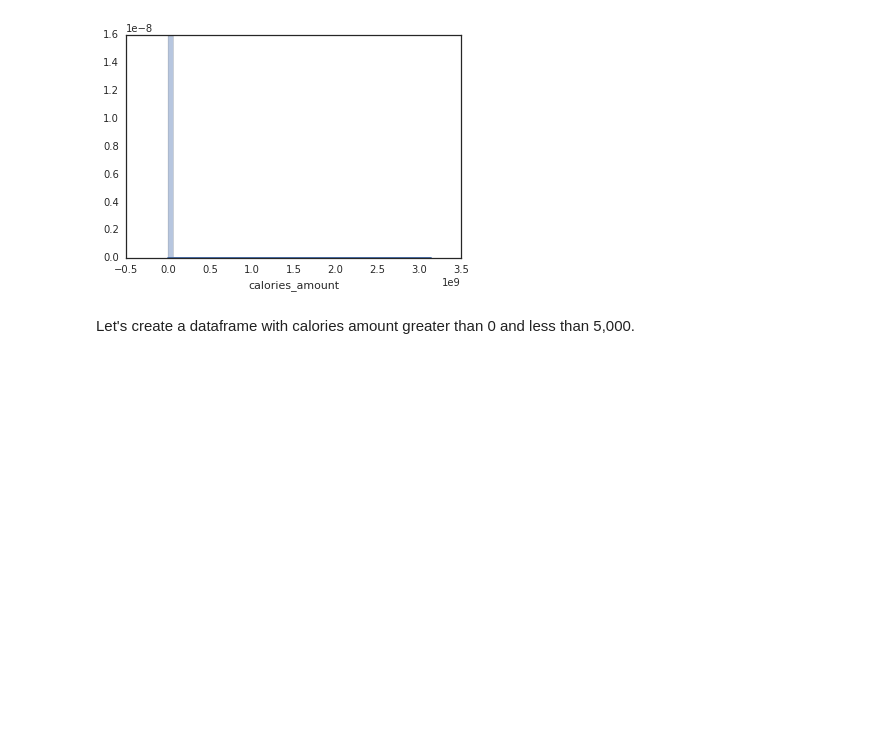
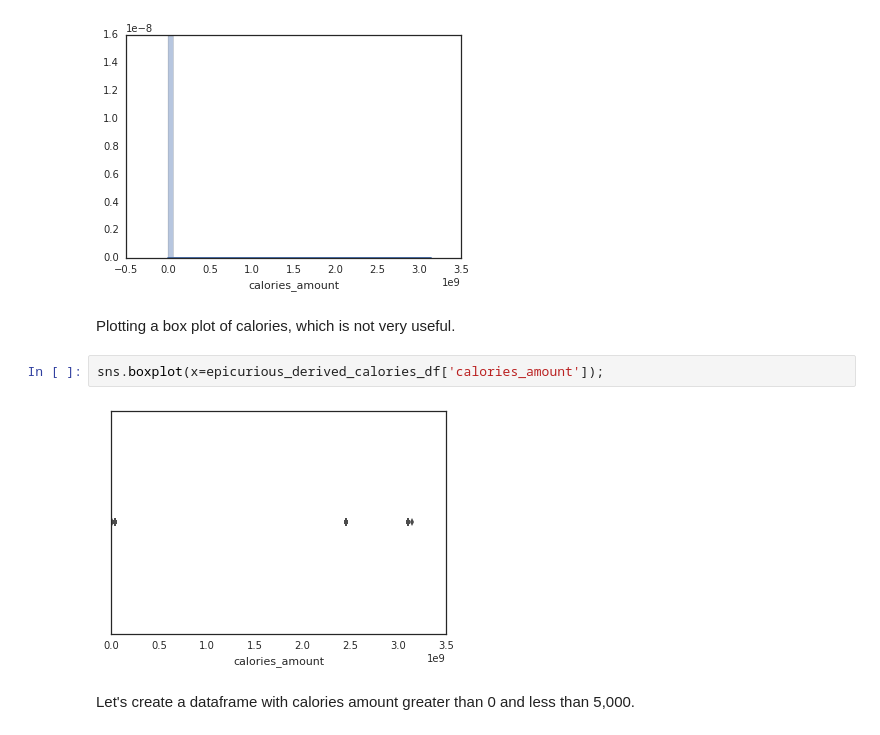
Before and after one commit to carlespoles/DSCI6010-student, a Jupyter notebook: 06-EDA-Calories-Recipes-Nutrition.ipynb, the cells around one changed output. Saved outputs shown, nothing was run; the diff lists cells and outputs as text; blank space fills up the shorter version.

```diff
--- a/06-EDA-Calories-Recipes-Nutrition.ipynb
+++ b/06-EDA-Calories-Recipes-Nutrition.ipynb
@@ -192,6 +190,12 @@ If we don't filter out extreme calories values, we don't get a very useful histo
 sns.distplot(epicurious_derived_calories_df['calories_amount']);
 # %% [output]
 [figure]
+# %% [markdown]
+Plotting a box plot of calories, which is not very useful.
+# %%
+sns.boxplot(x=epicurious_derived_calories_df['calories_amount']);
+# %% [output]
+[figure, added]
 # %% [markdown]
 Let's create a dataframe with calories amount greater than 0 and less than 5,000.
 # %%
```
Also changed, not shown: parts of 24 cells of this notebook.
